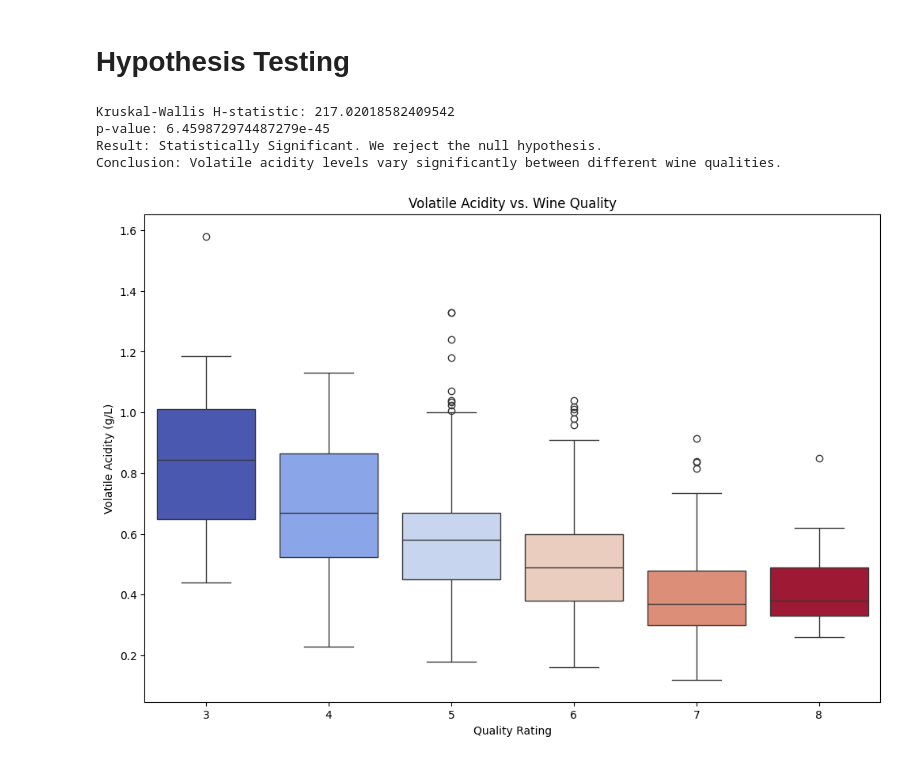
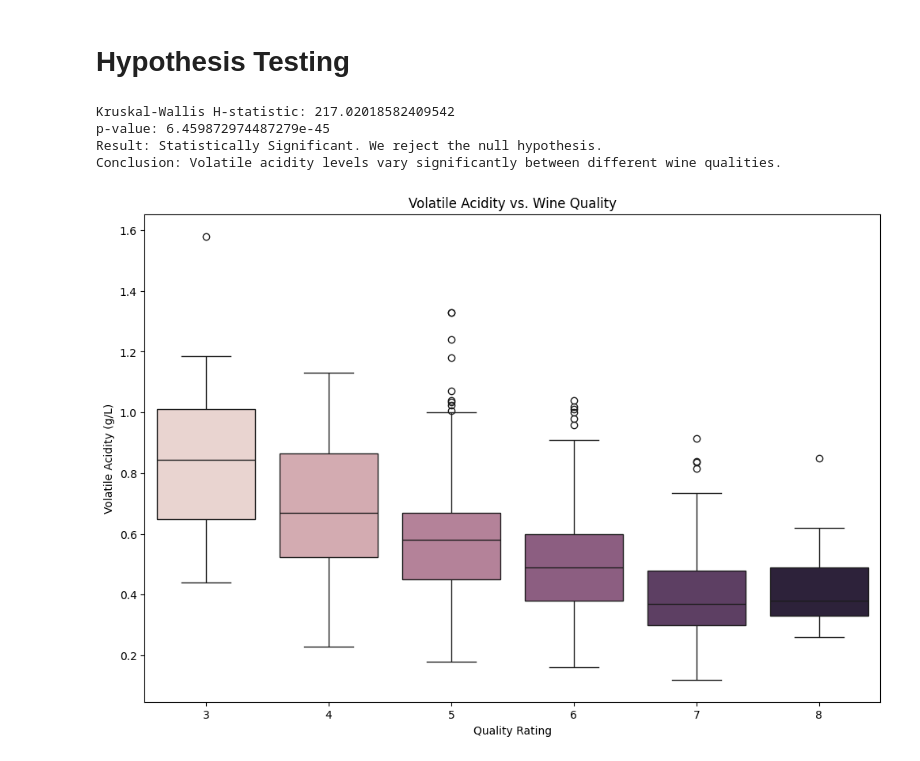
Before and after one commit to Dzui1/CMSC320_finalProject, a Jupyter notebook: wine_classifier.ipynb, the cells around one changed output. Cells and saved outputs as stored; diff of their text form; code cells hidden in the pictures.

```diff
--- a/wine_classifier.ipynb
+++ b/wine_classifier.ipynb
@@ -239,30 +239,30 @@ plt.show()
 # %%
 from scipy.stats import kruskal
 
 quality_groups = [group["volatile acidity"].values for name, group in wine_df.groupby("quality")]
 
 stat, p_value = kruskal(*quality_groups)
 
 print(f"Kruskal-Wallis H-statistic: {stat}")
 print(f"p-value: {p_value}")
 
 alpha = 0.05
 if p_value < alpha:
     print("Result: Statistically Significant. We reject the null hypothesis.")
     print("Conclusion: Volatile acidity levels vary significantly between different wine qualities.")
 else:
     print("Result: Not Statistically Significant. Fail to reject the null hypothesis.")
 
 plt.figure(figsize=(12, 8))
-sns.boxplot(x='quality', y='volatile acidity', data=wine_df, hue='quality', palette='coolwarm', legend=False)
+sns.boxplot(x='quality', y='volatile acidity', hue='quality', data=wine_df, legend=False)
 
 plt.title('Volatile Acidity vs. Wine Quality')
 plt.xlabel('Quality Rating')
 plt.ylabel('Volatile Acidity (g/L)')
 plt.show()
 # %% [output]
 Kruskal-Wallis H-statistic: 217.02018582409542
 p-value: 6.459872974487279e-45
 Result: Statistically Significant. We reject the null hypothesis.
 Conclusion: Volatile acidity levels vary significantly between different wine qualities.
-[figure, old version]
+[figure, new version]
```
